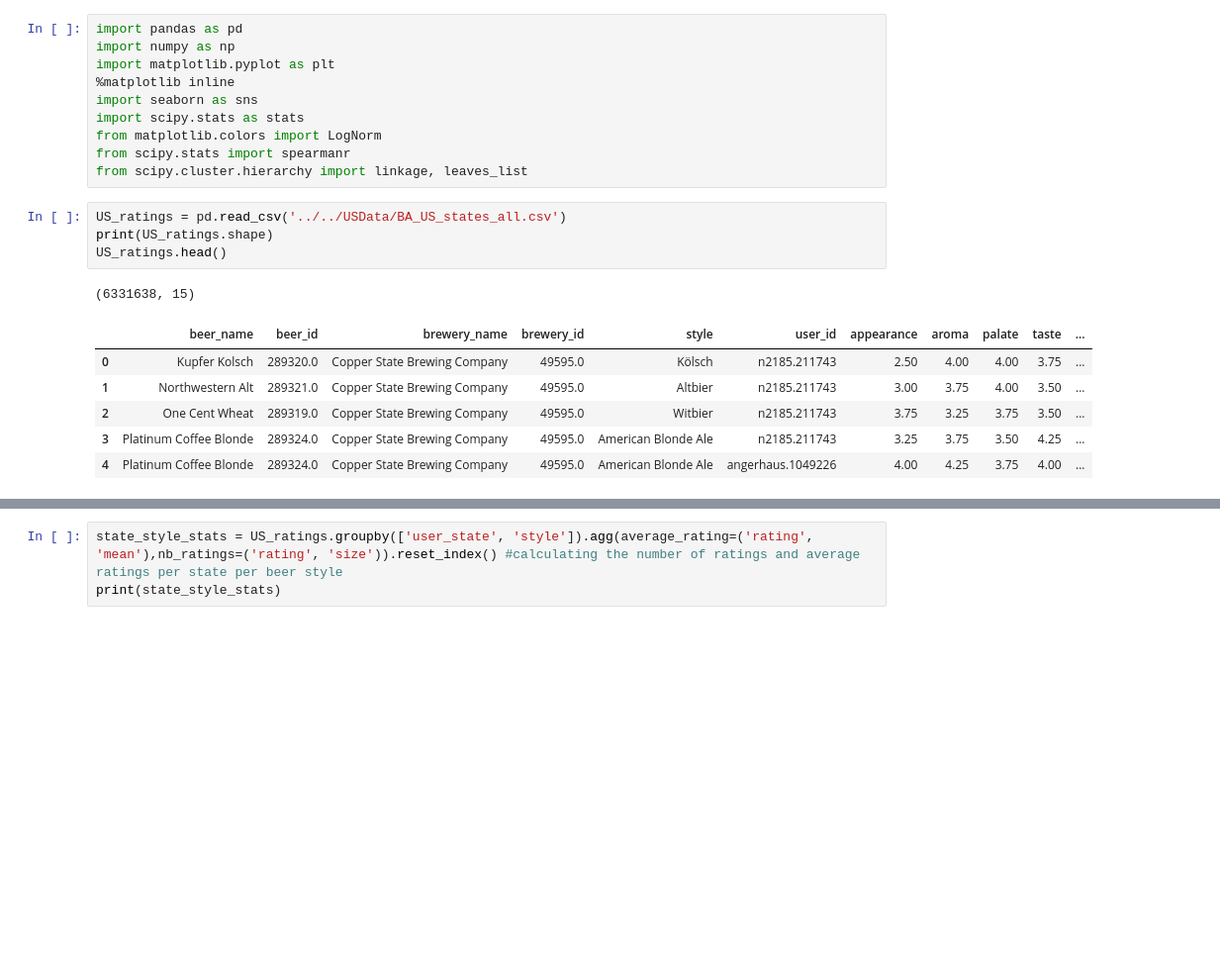
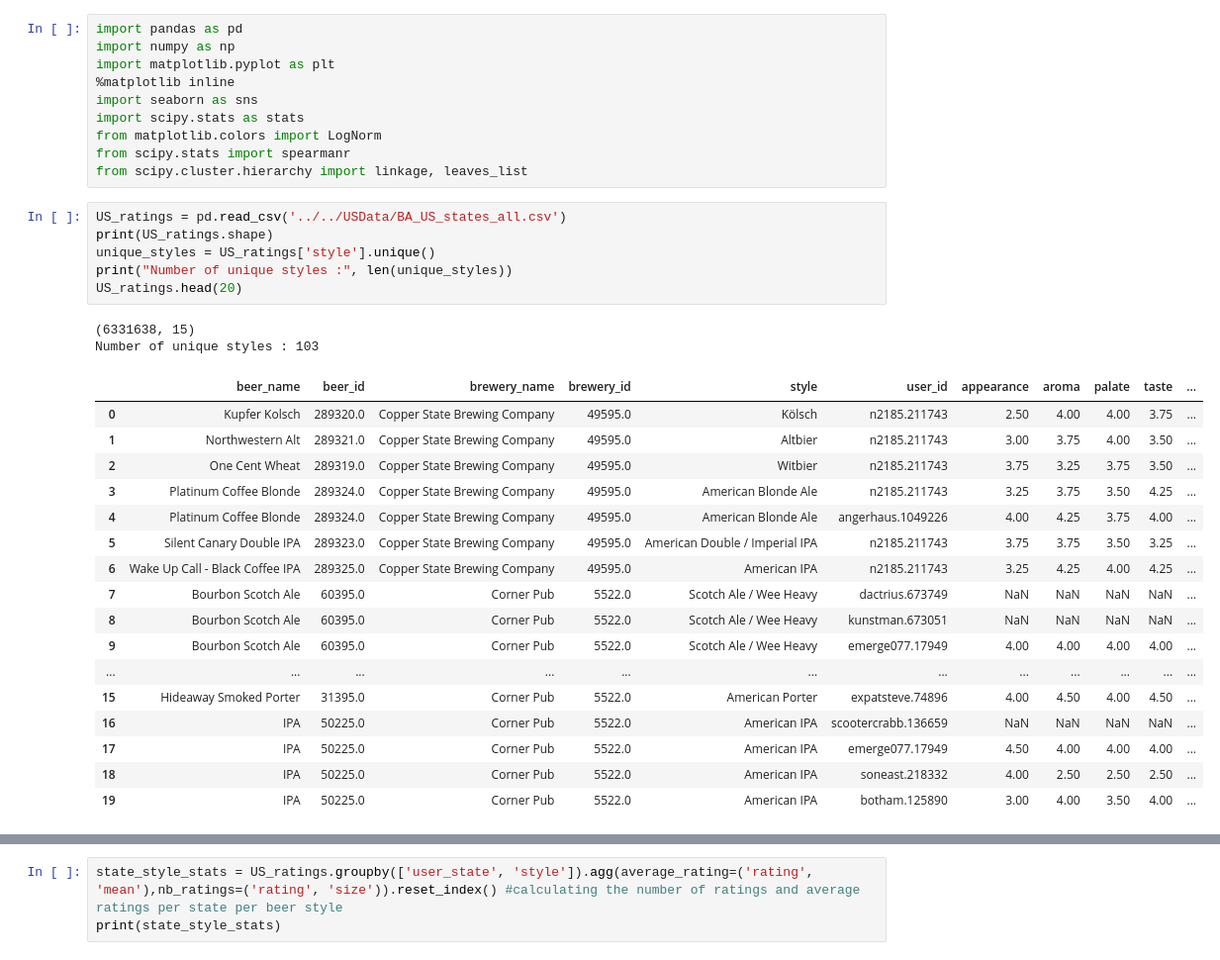
Before and after one commit to epfl-ada/ada-2024-project-x0x0, a Jupyter notebook: src/questions/question4_BA.ipynb, the cells around one changed output, grey strips where cells are left out. Shown at 99% size. Cells and saved outputs as stored; diff of their text form; blank space fills up the shorter version.

```diff
--- a/src/questions/question4_BA.ipynb
+++ b/src/questions/question4_BA.ipynb
@@ -15,12 +15,26 @@ from scipy.cluster.hierarchy import linkage, leaves_list
 # %%
 US_ratings = pd.read_csv('../../USData/BA_US_states_all.csv')
 print(US_ratings.shape)
-US_ratings.head()
+unique_styles = US_ratings['style'].unique()
+print("Number of unique styles :", len(unique_styles))
+US_ratings.head(20)
 # %% [output]
 (6331638, 15)
+Number of unique styles : 103
 |  | beer_name | beer_id | brewery_name | brewery_id | style | user_id | appearance | aroma | palate | taste | ... |
 | 0 | Kupfer Kolsch | 289320.0 | Copper State Brewing Company | 49595.0 | Kölsch | n2185.211743 | 2.50 | 4.00 | 4.00 | 3.75 | ... |
 | 1 | Northwestern Alt | 289321.0 | Copper State Brewing Company | 49595.0 | Altbier | n2185.211743 | 3.00 | 3.75 | 4.00 | 3.50 | ... |
 | 2 | One Cent Wheat | 289319.0 | Copper State Brewing Company | 49595.0 | Witbier | n2185.211743 | 3.75 | 3.25 | 3.75 | 3.50 | ... |
 | 3 | Platinum Coffee Blonde | 289324.0 | Copper State Brewing Company | 49595.0 | American Blonde Ale | n2185.211743 | 3.25 | 3.75 | 3.50 | 4.25 | ... |
 | 4 | Platinum Coffee Blonde | 289324.0 | Copper State Brewing Company | 49595.0 | American Blonde Ale | angerhaus.1049226 | 4.00 | 4.25 | 3.75 | 4.00 | ... |
+| 5 | Silent Canary Double IPA | 289323.0 | Copper State Brewing Company | 49595.0 | American Double / Imperial IPA | n2185.211743 | 3.75 | 3.75 | 3.50 | 3.25 | ... |
+| 6 | Wake Up Call - Black Coffee IPA | 289325.0 | Copper State Brewing Company | 49595.0 | American IPA | n2185.211743 | 3.25 | 4.25 | 4.00 | 4.25 | ... |
+| 7 | Bourbon Scotch Ale | 60395.0 | Corner Pub | 5522.0 | Scotch Ale / Wee Heavy | dactrius.673749 | NaN | NaN | NaN | NaN | ... |
+| 8 | Bourbon Scotch Ale | 60395.0 | Corner Pub | 5522.0 | Scotch Ale / Wee Heavy | kunstman.673051 | NaN | NaN | NaN | NaN | ... |
+| 9 | Bourbon Scotch Ale | 60395.0 | Corner Pub | 5522.0 | Scotch Ale / Wee Heavy | emerge077.17949 | 4.00 | 4.00 | 4.00 | 4.00 | ... |
+| ... | ... | ... | ... | ... | ... | ... | ... | ... | ... | ... | ... |
+| 15 | Hideaway Smoked Porter | 31395.0 | Corner Pub | 5522.0 | American Porter | expatsteve.74896 | 4.00 | 4.50 | 4.00 | 4.50 | ... |
+| 16 | IPA | 50225.0 | Corner Pub | 5522.0 | American IPA | scootercrabb.136659 | NaN | NaN | NaN | NaN | ... |
+| 17 | IPA | 50225.0 | Corner Pub | 5522.0 | American IPA | emerge077.17949 | 4.50 | 4.00 | 4.00 | 4.00 | ... |
+| 18 | IPA | 50225.0 | Corner Pub | 5522.0 | American IPA | soneast.218332 | 4.00 | 2.50 | 2.50 | 2.50 | ... |
+| 19 | IPA | 50225.0 | Corner Pub | 5522.0 | American IPA | botham.125890 | 3.00 | 4.00 | 3.50 | 4.00 | ... |
```
Also changed, not shown: parts of 6 cells of this notebook.
